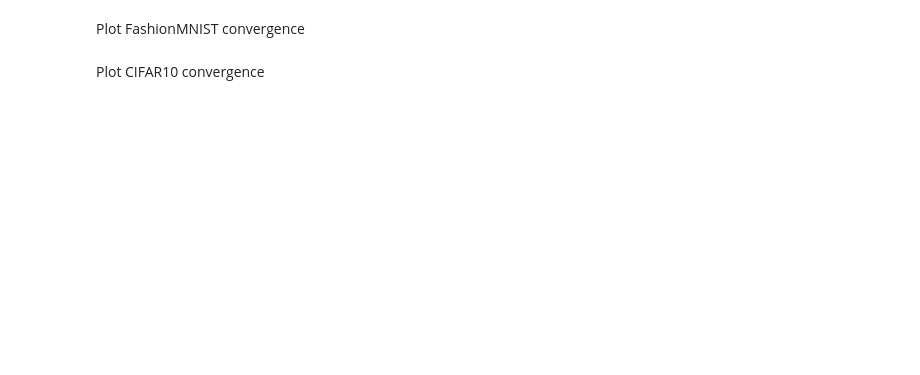
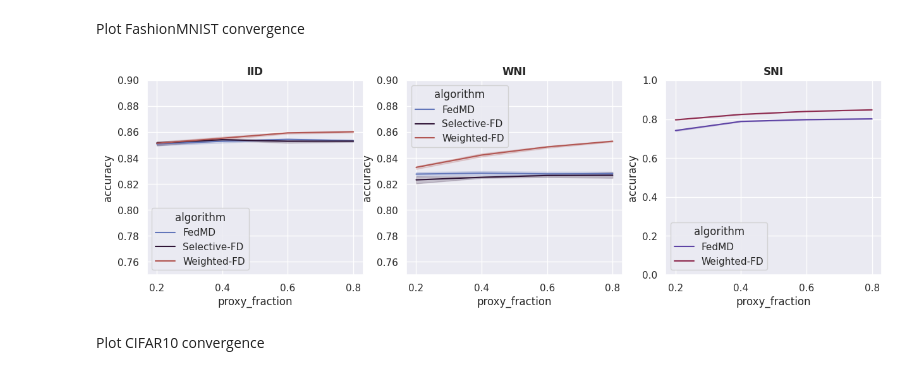
Before and after one commit to pidellacqua/weighted-fd, a Jupyter notebook: notebooks/proxy-fraction-analisys.ipynb, the cells around one changed output. Saved outputs shown, nothing was run; the diff lists cells and outputs as text; code cells hidden in the pictures; blank space fills up the shorter version.

```diff
--- a/notebooks/proxy-fraction-analisys.ipynb
+++ b/notebooks/proxy-fraction-analisys.ipynb
@@ -267,10 +275,12 @@ mnist_plot_df = df[ (df["mode"] == "test") & (df["dataset"] == "MNIST") ]  \
 Plot FashionMNIST convergence
 # %%
 fashion_plot_df = df[ (df["mode"] == "test") & (df["dataset"] == "FashionMNIST") ]  \
-            .groupby(["round", "algorithm", "dataset_type", "seed"]) \
+            .groupby(["round", "algorithm", "dataset_type", "seed", "proxy_fraction"]) \
             .accuracy.mean().reset_index()
 
-# plot_convergence(fashion_plot_df, lambda dataset_type : [0.75, 0.90] if dataset_type != 'hni' else [0., 1.00])
+plot_convergence(fashion_plot_df, lambda dataset_type : [0.75, 0.90] if dataset_type != 'hni' else [0., 1.00])
+# %% [output]
+[figure, added]
 # %% [markdown]
 Plot CIFAR10 convergence
 # %%
```
Also changed, not shown: parts of 5 cells of this notebook, 1 other file.
